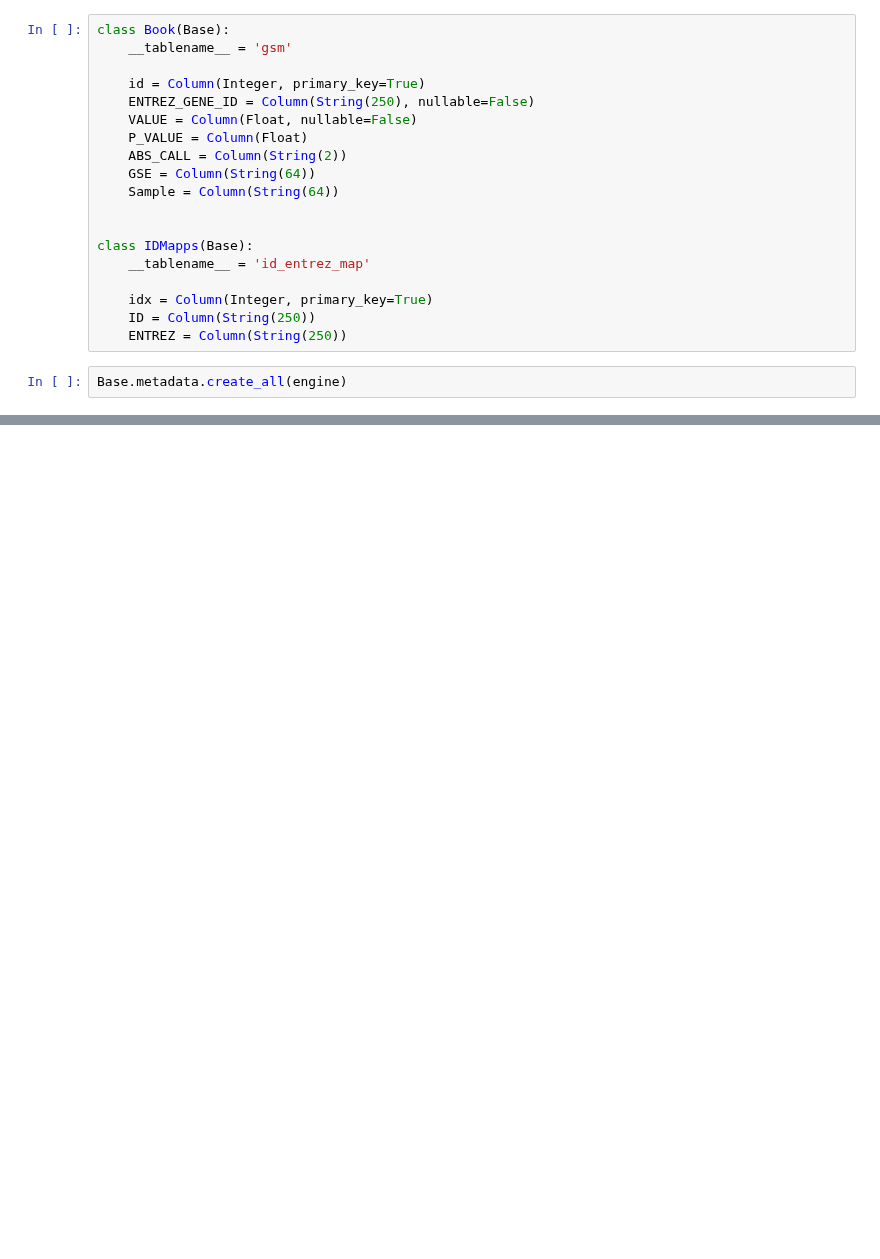
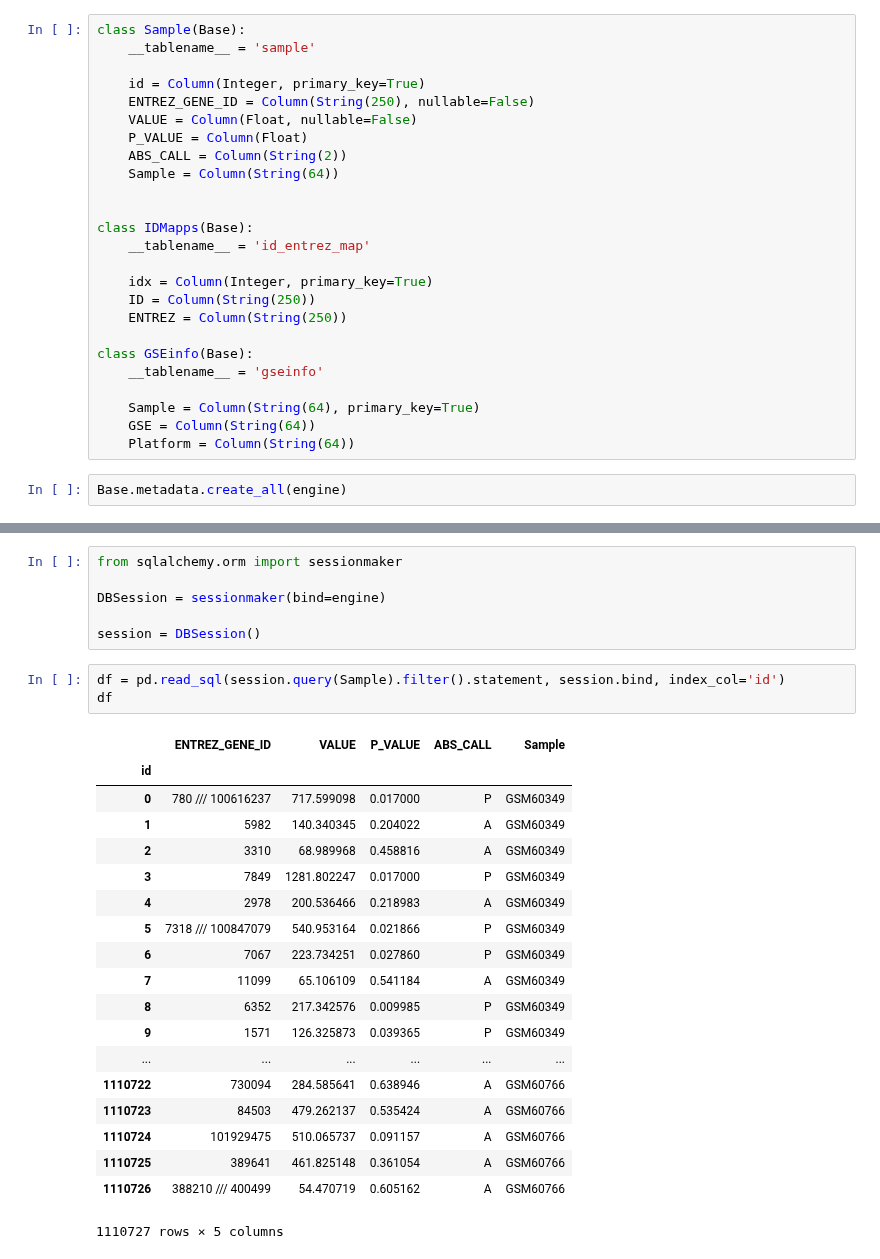
Before and after one commit to HelikarLab/COMO, a Jupyter notebook: py/RESTful_GEO_Fetch.ipynb, the cells around one changed output, grey strips where cells are left out. Saved outputs shown, nothing was run; the diff lists cells and outputs as text; blank space fills up the shorter version.

Commit message:
use sqlite database to store sample data

```diff
--- a/py/RESTful_GEO_Fetch.ipynb
+++ b/py/RESTful_GEO_Fetch.ipynb
@@ -24,13 +37,12 @@ engine = create_engine('sqlite:///transcriptomics.db')
 # %%
-class Book(Base):
-    __tablename__ = 'gsm'
+class Sample(Base):
+    __tablename__ = 'sample'
 
     id = Column(Integer, primary_key=True)
     ENTREZ_GENE_ID = Column(String(250), nullable=False)
     VALUE = Column(Float, nullable=False)
     P_VALUE = Column(Float)
     ABS_CALL = Column(String(2))
-    GSE = Column(String(64))
     Sample = Column(String(64))
 
 
@@ -40,5 +52,12 @@ class IDMapps(Base):
     idx = Column(Integer, primary_key=True)
     ID = Column(String(250))
     ENTREZ = Column(String(250))
+
+class GSEinfo(Base):
+    __tablename__ = 'gseinfo'
+
+    Sample = Column(String(64), primary_key=True)
+    GSE = Column(String(64))
+    Platform = Column(String(64))
 # %%
 Base.metadata.create_all(engine)
@@ -44,0 +180,29 @@ Base.metadata.create_all(engine)
+# %%
+from sqlalchemy.orm import sessionmaker
+
+DBSession = sessionmaker(bind=engine)
+
+session = DBSession()
+# %%
+df = pd.read_sql(session.query(Sample).filter().statement, session.bind, index_col='id')
+df
+# %% [output]
+|  | ENTREZ_GENE_ID | VALUE | P_VALUE | ABS_CALL | Sample |
+| id |  |  |  |  |  |
+| 0 | 780 /// 100616237 | 717.599098 | 0.017000 | P | GSM60349 |
+| 1 | 5982 | 140.340345 | 0.204022 | A | GSM60349 |
+| 2 | 3310 | 68.989968 | 0.458816 | A | GSM60349 |
+| 3 | 7849 | 1281.802247 | 0.017000 | P | GSM60349 |
+| 4 | 2978 | 200.536466 | 0.218983 | A | GSM60349 |
+| 5 | 7318 /// 100847079 | 540.953164 | 0.021866 | P | GSM60349 |
+| 6 | 7067 | 223.734251 | 0.027860 | P | GSM60349 |
+| 7 | 11099 | 65.106109 | 0.541184 | A | GSM60349 |
+| 8 | 6352 | 217.342576 | 0.009985 | P | GSM60349 |
+| 9 | 1571 | 126.325873 | 0.039365 | P | GSM60349 |
+| ... | ... | ... | ... | ... | ... |
+| 1110722 | 730094 | 284.585641 | 0.638946 | A | GSM60766 |
+| 1110723 | 84503 | 479.262137 | 0.535424 | A | GSM60766 |
+| 1110724 | 101929475 | 510.065737 | 0.091157 | A | GSM60766 |
+| 1110725 | 389641 | 461.825148 | 0.361054 | A | GSM60766 |
+| 1110726 | 388210 /// 400499 | 54.470719 | 0.605162 | A | GSM60766 |
+1110727 rows × 5 columns
```
Also changed, not shown: parts of 10 cells of this notebook.
